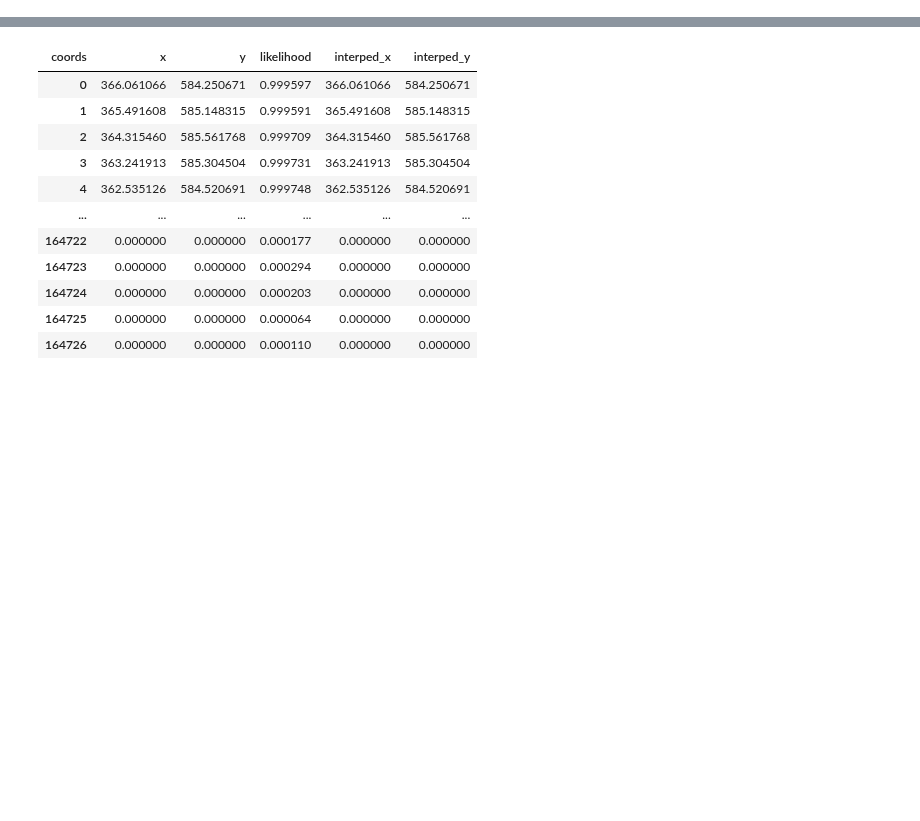
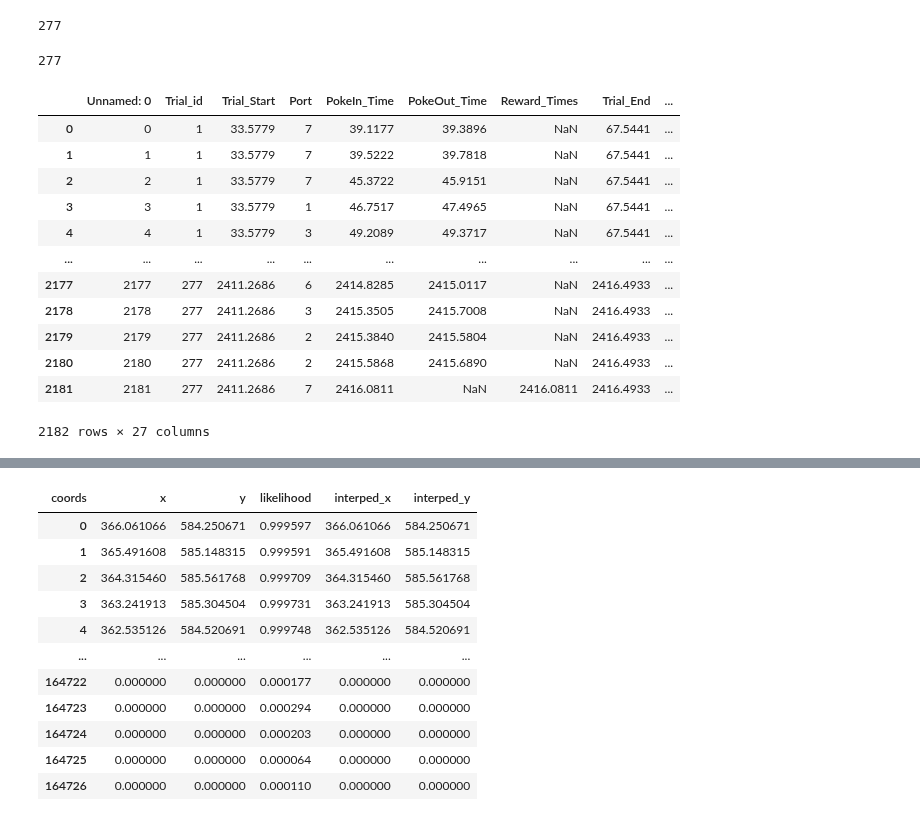
Before and after one commit to EmmettJT/sequences_analyse_PPSeq, a Jupyter notebook: revision_analysis/prioritisation_analysis/Untitled-1.ipynb, the cells around one changed output, grey strips where cells are left out. Drawn from its saved outputs; the diff is of its cells as text; code cells hidden in the pictures; blank space fills up the shorter version.

```diff
--- a/revision_analysis/prioritisation_analysis/Untitled-1.ipynb
+++ b/revision_analysis/prioritisation_analysis/Untitled-1.ipynb
@@ -213,13 +264,10 @@ for mir in useable_mirs:
     # find organised path for each mir
     full_org_dat_path = find_organised_path(mir,dat_path)
     # load behavioural data
-    behav_sync_csv = load_behav_sync(full_org_dat_path)
+    behav_sync_df,transition_sync_df = load_behav_sync(full_org_dat_path)
 
     # load in awake ppseq data for the same mir and pull in linearised thingy
     awake_ppseq_base_path = find_awake_ppseq_base_path(mir,awake_ppseq_path)
-
-
-    ## extract simple metrics (number of trials, error rate, number of transitions,reward rate (vs time and vs transitions), number of each transition type)
 
     # load sequence order
     sequence_order = pd.read_csv(awake_ppseq_path + r'sequence_order.csv')
@@ -227,8 +275,27 @@ for mir in useable_mirs:
     continuous_regions_df = get_sequence_regions(mir,awake_ppseq_base_path,sequence_order)
 
     # tracking data
+    if 'EJT' in mir:
+        back_head_centre_df,p1,p2,p3,p4,p5 = get_tracking_data_EJT_data(full_org_dat_path)
 
 
+    ## extract simple metrics (number of trials, error rate, number of transitions,reward rate (vs time and vs transitions), number of each transition type)
+    # number of trials
+    num_trials = len(behav_sync_df.Trial_id.unique())
+    # error rate
+    correct_transit_rate, error_transit_rate, neutral_transit_rate = find_error_rates(transition_sync_df)
+    # perfect sequence score (behavioural score)
+
+
+    # number of transitions
+    total_transitions = len(transition_sync_df.Transition_type.values)
+    # reward rate
+
+    # movement variability for each motif region
+
+    # time spend doing each motif?
+
+    # motif specific errors? times the mouse diverged away from the optimal path.
 
     break
 # %% [output]
@@ -284,0 +481,24 @@ function exiting
+# %%
+trial_index
+# %% [output]
+277
+# %%
+len(transitions)
+# %% [output]
+277
+# %%
+behav_sync_csv
+# %% [output]
+|  | Unnamed: 0 | Trial_id | Trial_Start | Port | PokeIn_Time | PokeOut_Time | Reward_Times | Trial_End | ... |
+| 0 | 0 | 1 | 33.5779 | 7 | 39.1177 | 39.3896 | NaN | 67.5441 | ... |
+| 1 | 1 | 1 | 33.5779 | 7 | 39.5222 | 39.7818 | NaN | 67.5441 | ... |
+| 2 | 2 | 1 | 33.5779 | 7 | 45.3722 | 45.9151 | NaN | 67.5441 | ... |
+| 3 | 3 | 1 | 33.5779 | 1 | 46.7517 | 47.4965 | NaN | 67.5441 | ... |
+| 4 | 4 | 1 | 33.5779 | 3 | 49.2089 | 49.3717 | NaN | 67.5441 | ... |
+| ... | ... | ... | ... | ... | ... | ... | ... | ... | ... |
+| 2177 | 2177 | 277 | 2411.2686 | 6 | 2414.8285 | 2415.0117 | NaN | 2416.4933 | ... |
+| 2178 | 2178 | 277 | 2411.2686 | 3 | 2415.3505 | 2415.7008 | NaN | 2416.4933 | ... |
+| 2179 | 2179 | 277 | 2411.2686 | 2 | 2415.3840 | 2415.5804 | NaN | 2416.4933 | ... |
+| 2180 | 2180 | 277 | 2411.2686 | 2 | 2415.5868 | 2415.6890 | NaN | 2416.4933 | ... |
+| 2181 | 2181 | 277 | 2411.2686 | 7 | 2416.0811 | NaN | 2416.0811 | 2416.4933 | ... |
+2182 rows × 27 columns
```
Also changed, not shown: parts of 12 cells of this notebook.
